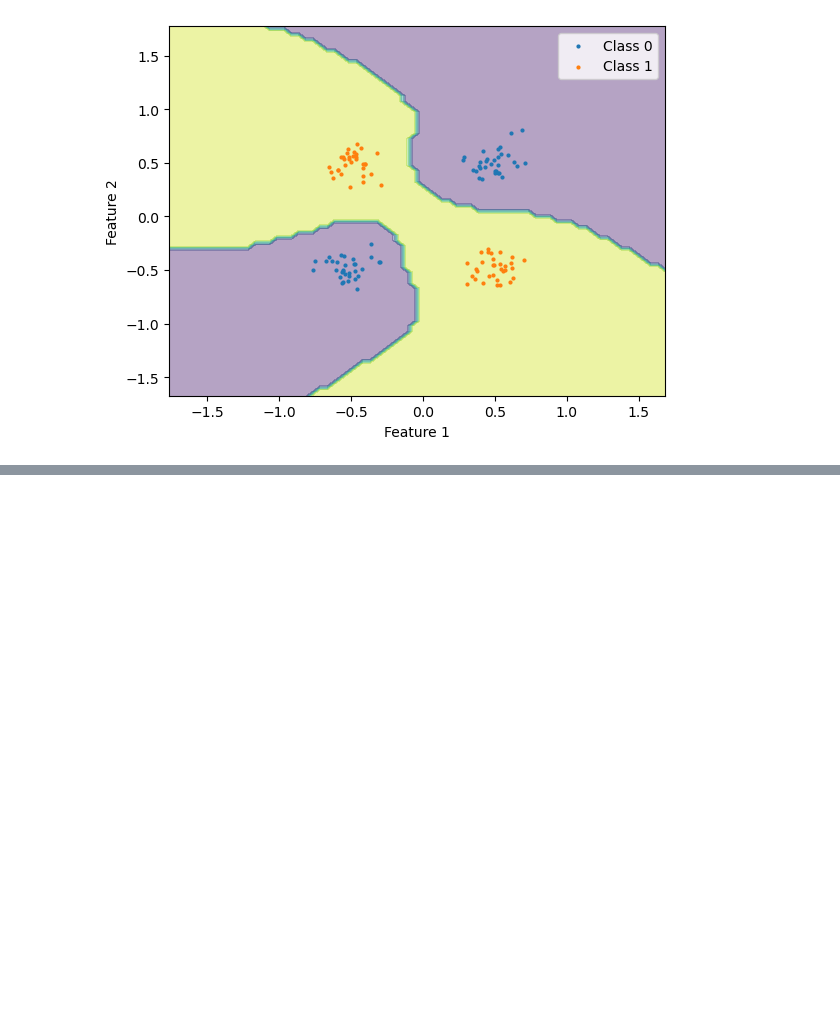
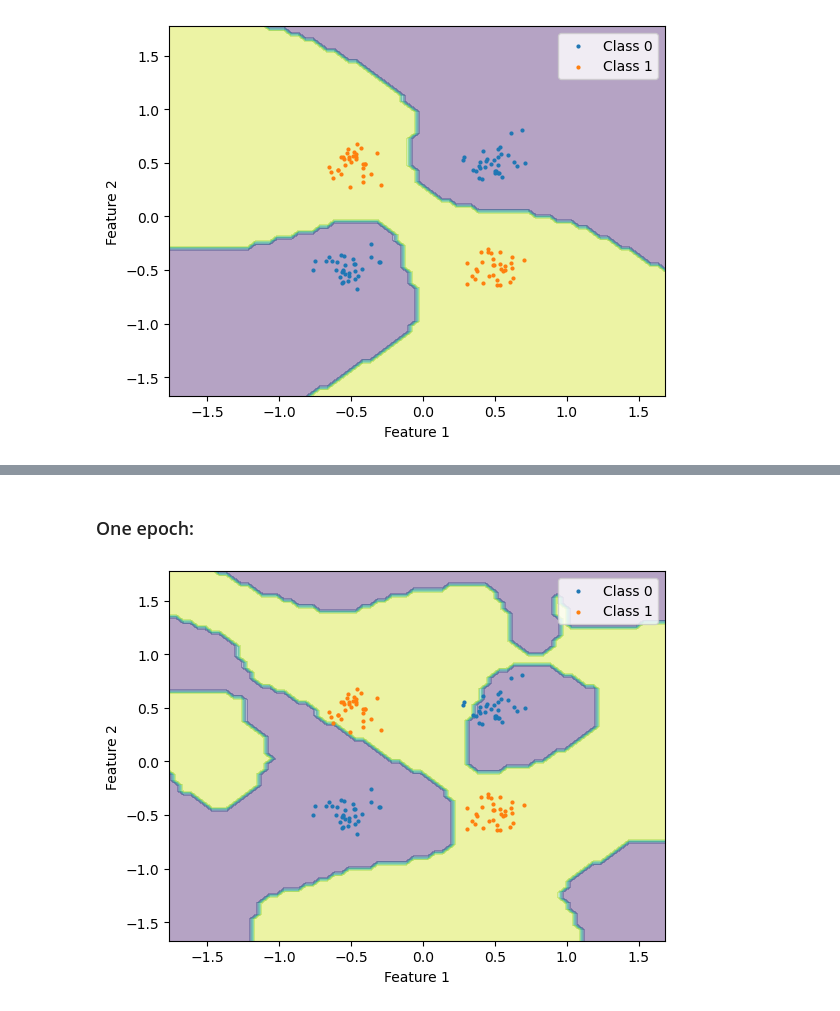
Before and after one commit to LRudL/dots, a Jupyter notebook: notebooks/twoclass_testing.ipynb, the cells around one changed output, grey strips where cells are left out. Saved outputs shown, nothing was run; the diff lists cells and outputs as text; code cells hidden in the pictures; blank space fills up the shorter version.

```diff
--- a/notebooks/twoclass_testing.ipynb
+++ b/notebooks/twoclass_testing.ipynb
@@ -182,0 +228,6 @@ plot_decision_boundary(recovered, X2, y2, 0.05)
+# %% [markdown]
+### One epoch:
+# %%
+plot_decision_boundary(model2, X2, y2, 0.05)
+# %% [output]
+[figure, added]
```
Also changed, not shown: parts of 14 cells of this notebook, 1 other file.
